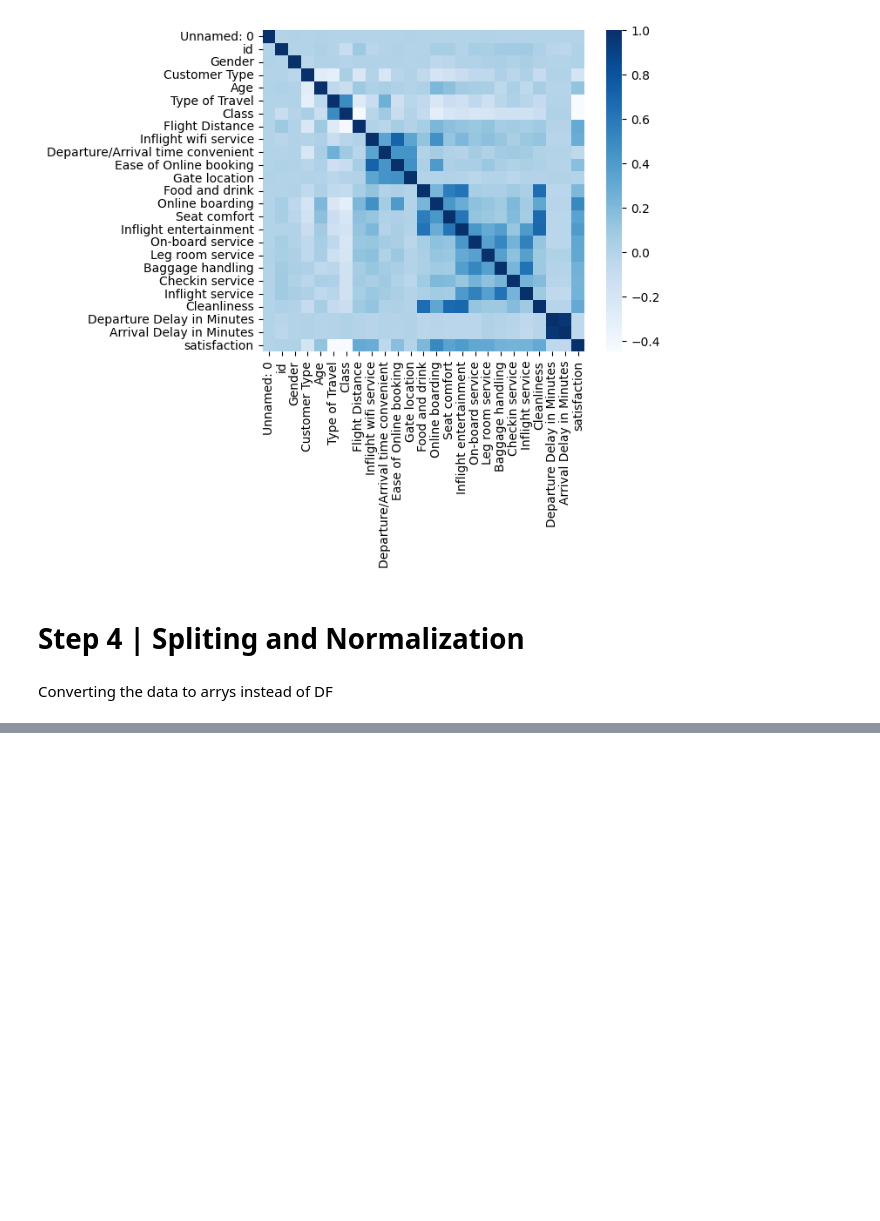
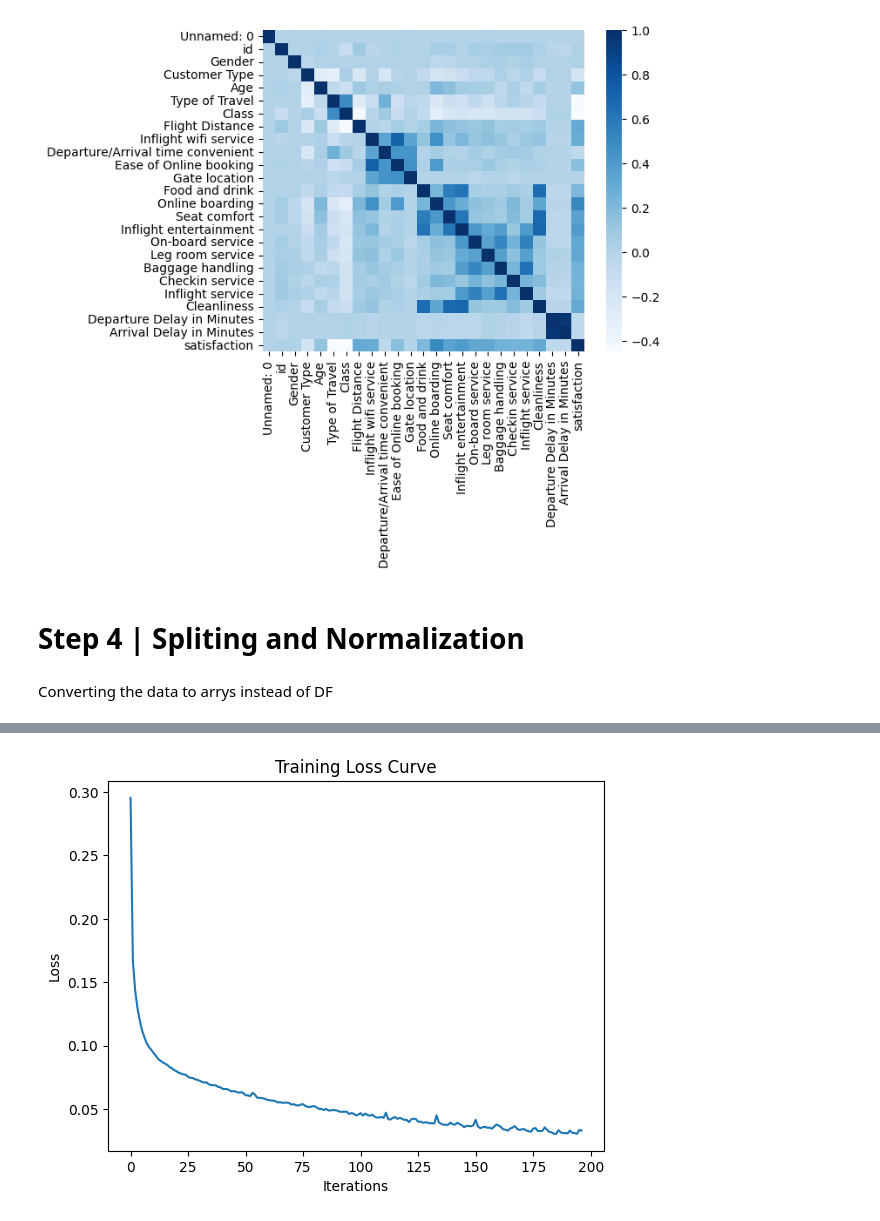
Before and after one commit to CynaraCosta/final-project-if702, a Jupyter notebook: main.ipynb, the cells around one changed output, grey strips where cells are left out. Drawn from its saved outputs; the diff is of its cells as text; code cells hidden in the pictures; blank space fills up the shorter version.

```diff
--- a/main.ipynb
+++ b/main.ipynb
@@ -64,6 +64,8 @@ Departure Delay in Minutes             0
 Arrival Delay in Minutes             310
 satisfaction                           0
 dtype: int64
+# %%
+data = data.drop(columns=['Unnamed: 0', 'id'])
 # %% [markdown]
 The column corresponding to the Arrival Delay in Minutes feature has 310 missing values.
 Fill missing values with the median of the 'Arrival Delay in Minutes' column.
@@ -194,3 +185,6 @@ y = np.where(y == -1, 0, 1)
+# %%
+X = data.drop(columns=['satisfaction'])
+y = data['satisfaction']
 # %%
 ## Train: 50%, Validation: 25%, Test: 25%
 X_train, X_test, y_train, y_test = train_test_split(X, y, test_size=1/4,
@@ -205,0 +202,9 @@ X_test = scaler.transform(X_test)
+# %%
+from sklearn.neural_network import MLPClassifier
+from sklearn.metrics import classification_report, accuracy_score
+
+
+mlp = MLPClassifier(hidden_layer_sizes=(64, 32, 16), activation='relu', solver='adam', max_iter=200, random_state=42)
+
+# Train the model
+mlp.fit(X_train, y_train)
@@ -205,0 +246,9 @@ X_test = scaler.transform(X_test)
+# %%
+# Plot training loss curve
+plt.plot(mlp.loss_curve_)
+plt.title('Training Loss Curve')
+plt.xlabel('Iterations')
+plt.ylabel('Loss')
+plt.show()
+# %% [output]
+[figure, added]
```
Also changed, not shown: parts of 8 cells of this notebook, 1 other file.
